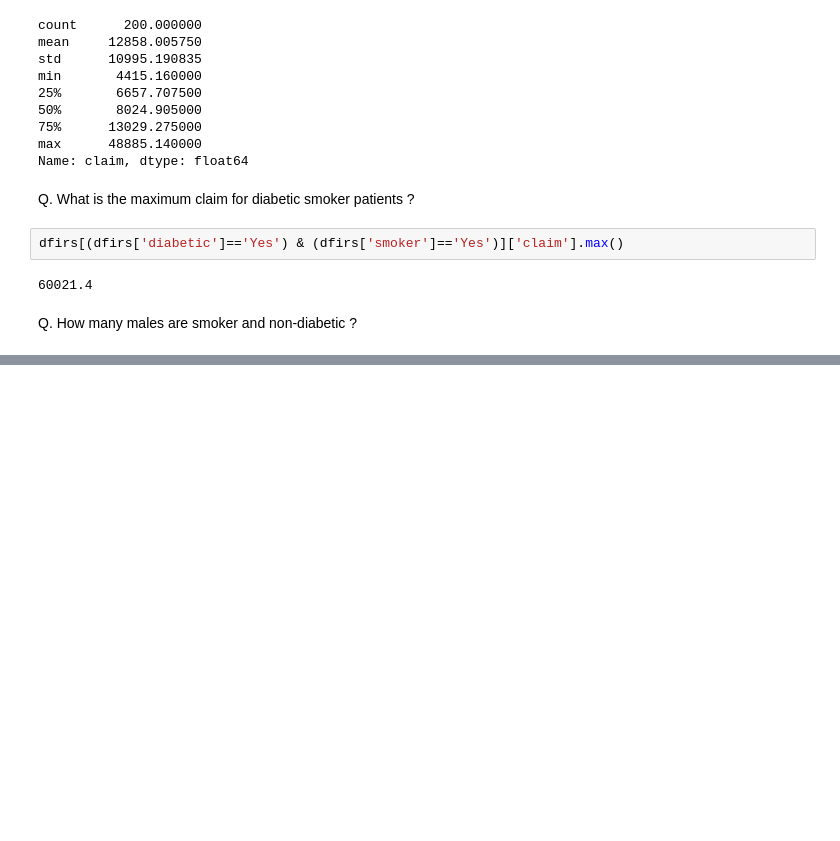
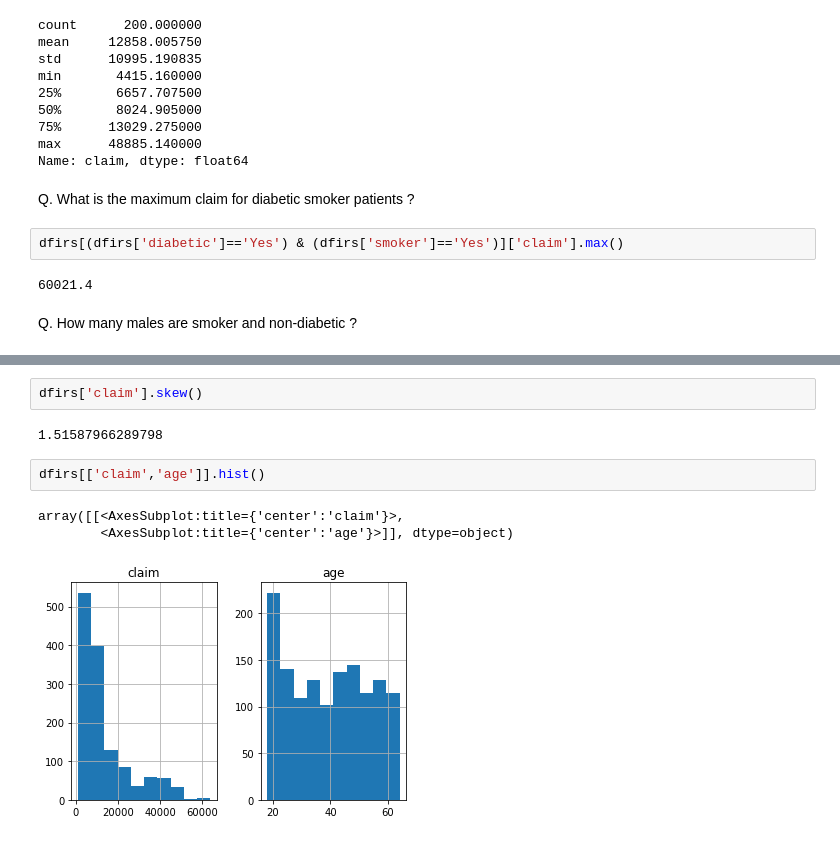
Before and after one commit to pradhanTejeshwar/Data-Science, a Jupyter notebook: Day3.ipynb, the cells around one changed output, grey strips where cells are left out. Saved outputs shown, nothing was run; the diff lists cells and outputs as text; blank space fills up the shorter version.

```diff
--- a/Day3.ipynb
+++ b/Day3.ipynb
@@ -106,0 +114,10 @@ dtype: int64
+# %%
+dfirs['claim'].skew()
+# %% [output]
+1.51587966289798
+# %%
+dfirs[['claim','age']].hist()
+# %% [output]
+array([[<AxesSubplot:title={'center':'claim'}>,
+        <AxesSubplot:title={'center':'age'}>]], dtype=object)
+[figure, added]
```
Also changed, not shown: parts of 14 cells of this notebook, 35 other files.
